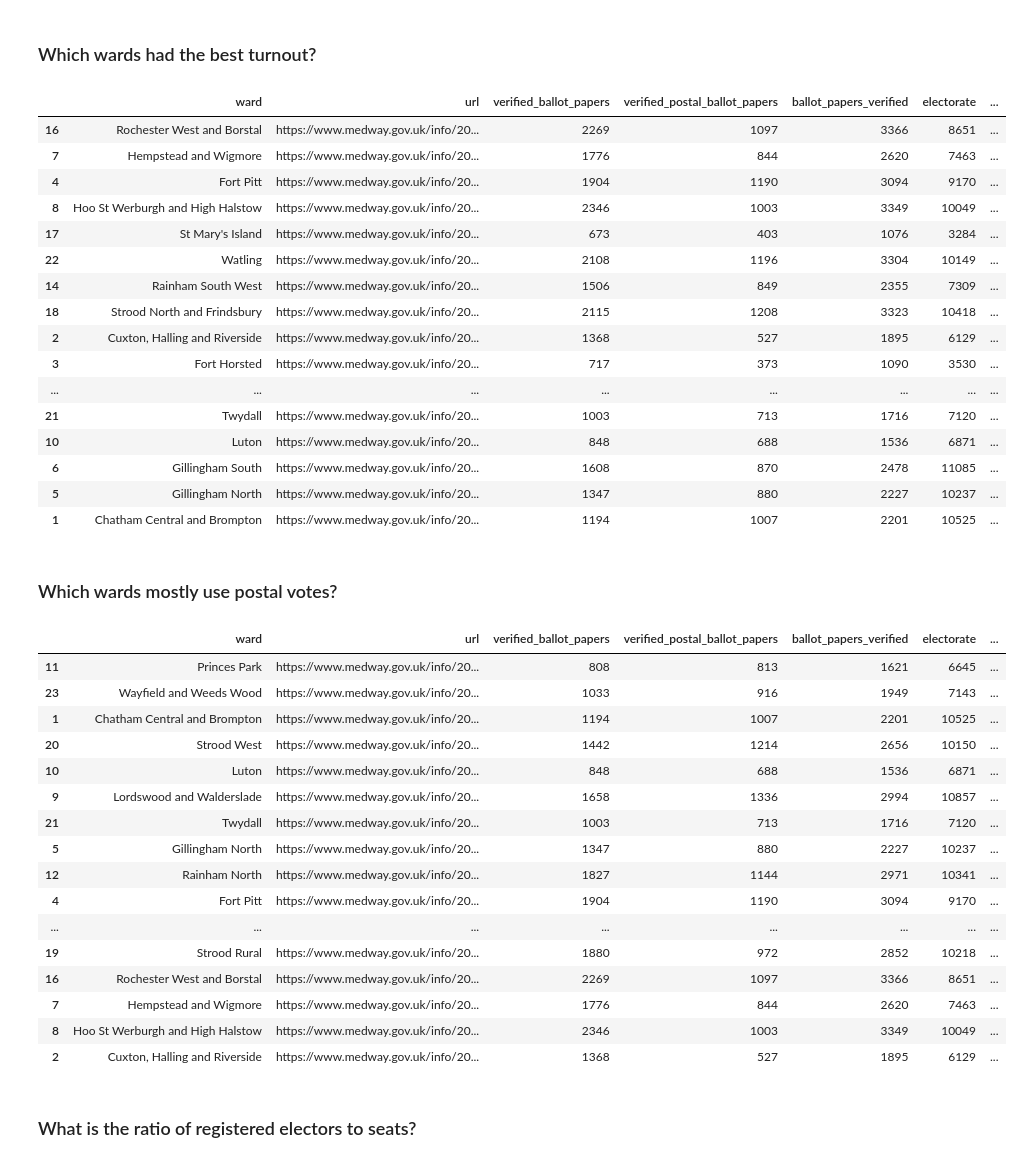
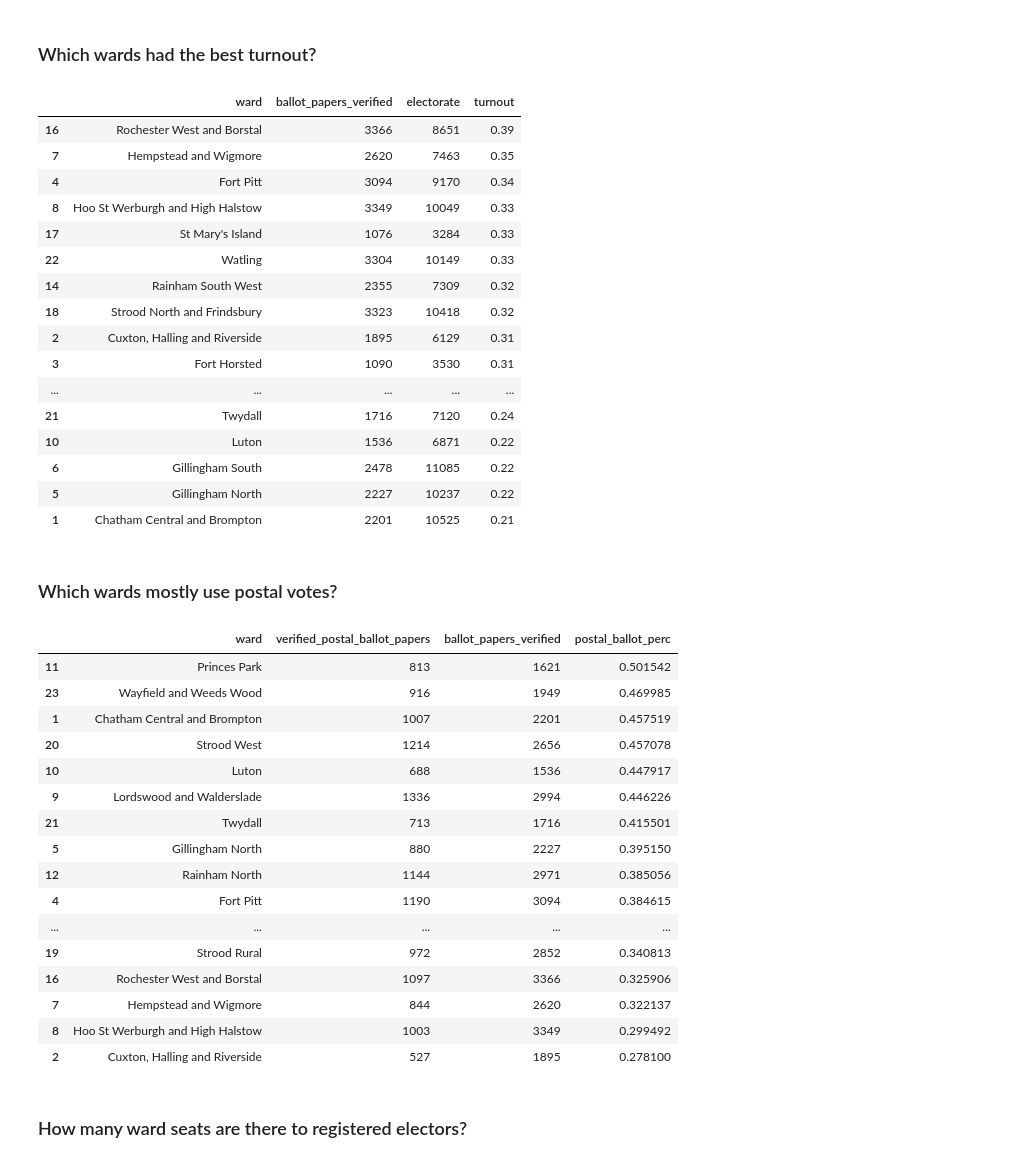
Before and after one commit to quinnphil/medway-local-elections-2023, a Jupyter notebook: Medway - Local Election Results.ipynb, the cells around one changed output. Drawn from its saved outputs; the diff is of its cells as text; code cells hidden in the pictures.

```diff
--- a/Medway - Local Election Results.ipynb
+++ b/Medway - Local Election Results.ipynb
@@ -471,25 +470,29 @@ Electorate: 200,668
 # %% [markdown]
 ### Which wards had the best turnout?
 # %%
-df_wards.sort_values('turnout', ascending=False)
+(
+    df_wards.sort_values('turnout', ascending=False)
+    [['ward', 'ballot_papers_verified', 'electorate', 'turnout']]
+    .round({'turnout': 2})
+)
 # %% [output]
-|  | ward | url | verified_ballot_papers | verified_postal_ballot_papers | ballot_papers_verified | electorate | ... |
-| 16 | Rochester West and Borstal | https://www.medway.gov.uk/info/20... | 2269 | 1097 | 3366 | 8651 | ... |
-| 7 | Hempstead and Wigmore | https://www.medway.gov.uk/info/20... | 1776 | 844 | 2620 | 7463 | ... |
-| 4 | Fort Pitt | https://www.medway.gov.uk/info/20... | 1904 | 1190 | 3094 | 9170 | ... |
-| 8 | Hoo St Werburgh and High Halstow | https://www.medway.gov.uk/info/20... | 2346 | 1003 | 3349 | 10049 | ... |
-| 17 | St Mary's Island | https://www.medway.gov.uk/info/20... | 673 | 403 | 1076 | 3284 | ... |
-| 22 | Watling | https://www.medway.gov.uk/info/20... | 2108 | 1196 | 3304 | 10149 | ... |
-| 14 | Rainham South West | https://www.medway.gov.uk/info/20... | 1506 | 849 | 2355 | 7309 | ... |
-| 18 | Strood North and Frindsbury | https://www.medway.gov.uk/info/20... | 2115 | 1208 | 3323 | 10418 | ... |
-| 2 | Cuxton, Halling and Riverside | https://www.medway.gov.uk/info/20... | 1368 | 527 | 1895 | 6129 | ... |
-| 3 | Fort Horsted | https://www.medway.gov.uk/info/20... | 717 | 373 | 1090 | 3530 | ... |
-| ... | ... | ... | ... | ... | ... | ... | ... |
-| 21 | Twydall | https://www.medway.gov.uk/info/20... | 1003 | 713 | 1716 | 7120 | ... |
-| 10 | Luton | https://www.medway.gov.uk/info/20... | 848 | 688 | 1536 | 6871 | ... |
-| 6 | Gillingham South | https://www.medway.gov.uk/info/20... | 1608 | 870 | 2478 | 11085 | ... |
-| 5 | Gillingham North | https://www.medway.gov.uk/info/20... | 1347 | 880 | 2227 | 10237 | ... |
-| 1 | Chatham Central and Brompton | https://www.medway.gov.uk/info/20... | 1194 | 1007 | 2201 | 10525 | ... |
+|  | ward | ballot_papers_verified | electorate | turnout |
+| 16 | Rochester West and Borstal | 3366 | 8651 | 0.39 |
+| 7 | Hempstead and Wigmore | 2620 | 7463 | 0.35 |
+| 4 | Fort Pitt | 3094 | 9170 | 0.34 |
+| 8 | Hoo St Werburgh and High Halstow | 3349 | 10049 | 0.33 |
+| 17 | St Mary's Island | 1076 | 3284 | 0.33 |
+| 22 | Watling | 3304 | 10149 | 0.33 |
+| 14 | Rainham South West | 2355 | 7309 | 0.32 |
+| 18 | Strood North and Frindsbury | 3323 | 10418 | 0.32 |
+| 2 | Cuxton, Halling and Riverside | 1895 | 6129 | 0.31 |
+| 3 | Fort Horsted | 1090 | 3530 | 0.31 |
+| ... | ... | ... | ... | ... |
+| 21 | Twydall | 1716 | 7120 | 0.24 |
+| 10 | Luton | 1536 | 6871 | 0.22 |
+| 6 | Gillingham South | 2478 | 11085 | 0.22 |
+| 5 | Gillingham North | 2227 | 10237 | 0.22 |
+| 1 | Chatham Central and Brompton | 2201 | 10525 | 0.21 |
 # %% [markdown]
 ### Which wards mostly use postal votes?
 # %%
@@ -497,27 +500,28 @@ df_wards.sort_values('turnout', ascending=False)
     df_wards
     .assign(**{'postal_ballot_perc': lambda _df: _df['verified_postal_ballot_papers'] / _df['ballot_papers_verified']})
     .sort_values(by='postal_ballot_perc', ascending=False)
+    [['ward', 'verified_postal_ballot_papers', 'ballot_papers_verified', 'postal_ballot_perc']]
 )
 # %% [output]
-|  | ward | url | verified_ballot_papers | verified_postal_ballot_papers | ballot_papers_verified | electorate | ... |
-| 11 | Princes Park | https://www.medway.gov.uk/info/20... | 808 | 813 | 1621 | 6645 | ... |
-| 23 | Wayfield and Weeds Wood | https://www.medway.gov.uk/info/20... | 1033 | 916 | 1949 | 7143 | ... |
-| 1 | Chatham Central and Brompton | https://www.medway.gov.uk/info/20... | 1194 | 1007 | 2201 | 10525 | ... |
-| 20 | Strood West | https://www.medway.gov.uk/info/20... | 1442 | 1214 | 2656 | 10150 | ... |
-| 10 | Luton | https://www.medway.gov.uk/info/20... | 848 | 688 | 1536 | 6871 | ... |
-| 9 | Lordswood and Walderslade | https://www.medway.gov.uk/info/20... | 1658 | 1336 | 2994 | 10857 | ... |
-| 21 | Twydall | https://www.medway.gov.uk/info/20... | 1003 | 713 | 1716 | 7120 | ... |
-| 5 | Gillingham North | https://www.medway.gov.uk/info/20... | 1347 | 880 | 2227 | 10237 | ... |
-| 12 | Rainham North | https://www.medway.gov.uk/info/20... | 1827 | 1144 | 2971 | 10341 | ... |
-| 4 | Fort Pitt | https://www.medway.gov.uk/info/20... | 1904 | 1190 | 3094 | 9170 | ... |
-| ... | ... | ... | ... | ... | ... | ... | ... |
-| 19 | Strood Rural | https://www.medway.gov.uk/info/20... | 1880 | 972 | 2852 | 10218 | ... |
-| 16 | Rochester West and Borstal | https://www.medway.gov.uk/info/20... | 2269 | 1097 | 3366 | 8651 | ... |
-| 7 | Hempstead and Wigmore | https://www.medway.gov.uk/info/20... | 1776 | 844 | 2620 | 7463 | ... |
-| 8 | Hoo St Werburgh and High Halstow | https://www.medway.gov.uk/info/20... | 2346 | 1003 | 3349 | 10049 | ... |
-| 2 | Cuxton, Halling and Riverside | https://www.medway.gov.uk/info/20... | 1368 | 527 | 1895 | 6129 | ... |
+|  | ward | verified_postal_ballot_papers | ballot_papers_verified | postal_ballot_perc |
+| 11 | Princes Park | 813 | 1621 | 0.501542 |
+| 23 | Wayfield and Weeds Wood | 916 | 1949 | 0.469985 |
+| 1 | Chatham Central and Brompton | 1007 | 2201 | 0.457519 |
+| 20 | Strood West | 1214 | 2656 | 0.457078 |
+| 10 | Luton | 688 | 1536 | 0.447917 |
+| 9 | Lordswood and Walderslade | 1336 | 2994 | 0.446226 |
+| 21 | Twydall | 713 | 1716 | 0.415501 |
+| 5 | Gillingham North | 880 | 2227 | 0.395150 |
+| 12 | Rainham North | 1144 | 2971 | 0.385056 |
+| 4 | Fort Pitt | 1190 | 3094 | 0.384615 |
+| ... | ... | ... | ... | ... |
+| 19 | Strood Rural | 972 | 2852 | 0.340813 |
+| 16 | Rochester West and Borstal | 1097 | 3366 | 0.325906 |
+| 7 | Hempstead and Wigmore | 844 | 2620 | 0.322137 |
+| 8 | Hoo St Werburgh and High Halstow | 1003 | 3349 | 0.299492 |
+| 2 | Cuxton, Halling and Riverside | 527 | 1895 | 0.278100 |
 # %% [markdown]
-### What is the ratio of registered electors to seats?
+### How many ward seats are there to registered electors?
 # %%
 (
     df_wards
```
Also changed, not shown: parts of 4 cells of this notebook.
